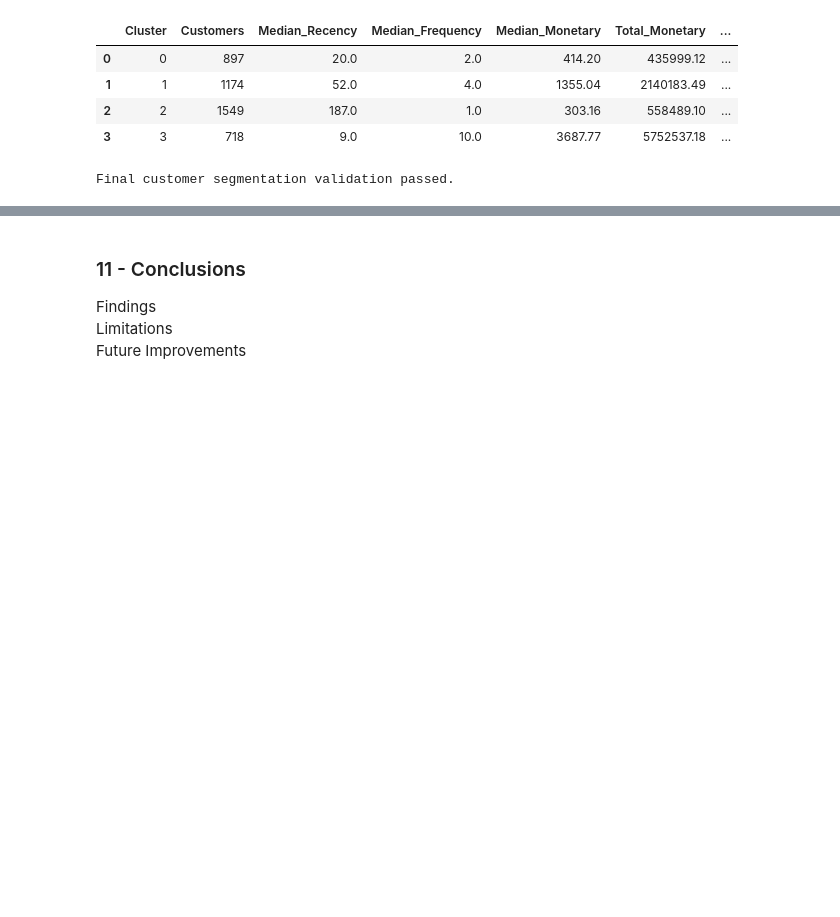
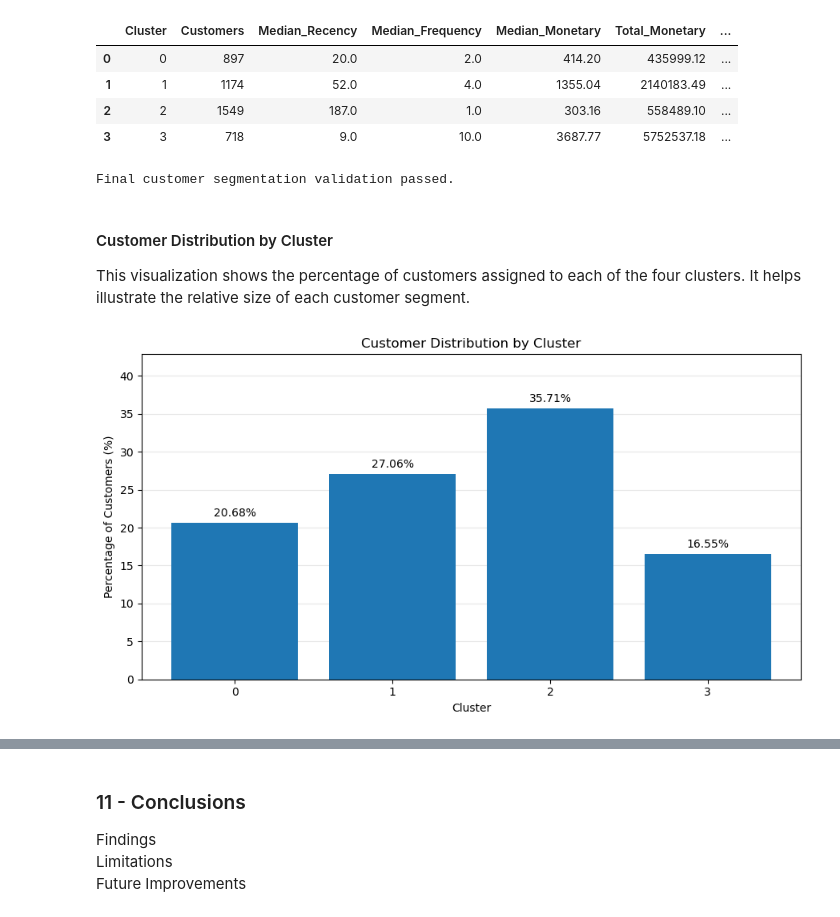
Before and after one commit to ferrillt/Customer-Segmentation-Clustering, a Jupyter notebook: notebooks/Customer_Segmentation_Clustering.ipynb, the cells around one changed output, grey strips where cells are left out. Drawn from its saved outputs; the diff is of its cells as text; code cells hidden in the pictures; blank space fills up the shorter version.

```diff
--- a/notebooks/Customer_Segmentation_Clustering.ipynb
+++ b/notebooks/Customer_Segmentation_Clustering.ipynb
@@ -1118,3 +1118,52 @@ assert np.isclose(
 print("Final customer segmentation validation passed.")
 # %% [output]
 Final customer segmentation validation passed.
+# %% [markdown]
+#### Customer Distribution by Cluster
+
+This visualization shows the percentage of customers assigned to each of the four clusters. It helps illustrate the relative size of each customer segment.
+# %%
+# Visualize customer distribution by cluster
+
+fig, ax = plt.subplots(figsize=(9, 5))
+
+bars = ax.bar(
+    segment_profiles["Cluster"].astype(str),
+    segment_profiles["Customer_Percent"]
+)
+
+# Display percentages above each bar
+for bar, percent in zip(
+    bars,
+    segment_profiles["Customer_Percent"]
+):
+    ax.text(
+        bar.get_x() + bar.get_width() / 2,
+        bar.get_height() + 0.5,
+        f"{percent:.2f}%",
+        ha="center",
+        va="bottom"
+    )
+
+ax.set_title("Customer Distribution by Cluster")
+ax.set_xlabel("Cluster")
+ax.set_ylabel("Percentage of Customers (%)")
+ax.set_ylim(
+    0,
+    segment_profiles["Customer_Percent"].max() * 1.2
+)
+
+ax.grid(axis="y", alpha=0.3)
+ax.set_axisbelow(True)
+
+plt.tight_layout()
+
+plt.savefig(
+    FIGURES_DIR / "customer_distribution_by_cluster.png",
+    dpi=300,
+    bbox_inches="tight"
+)
+
+plt.show()
+# %% [output]
+[figure, added]
```
Also changed, not shown: parts of 3 cells of this notebook.
